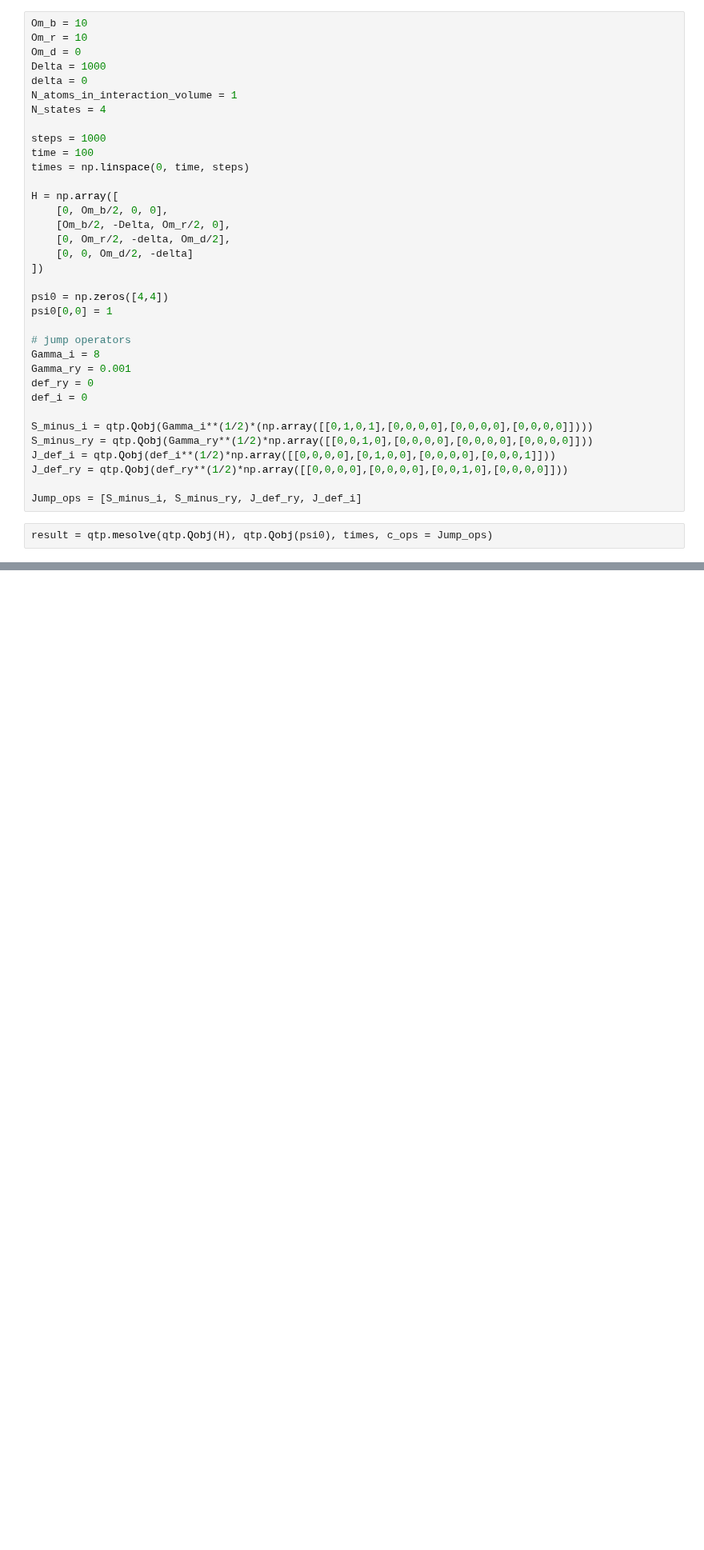
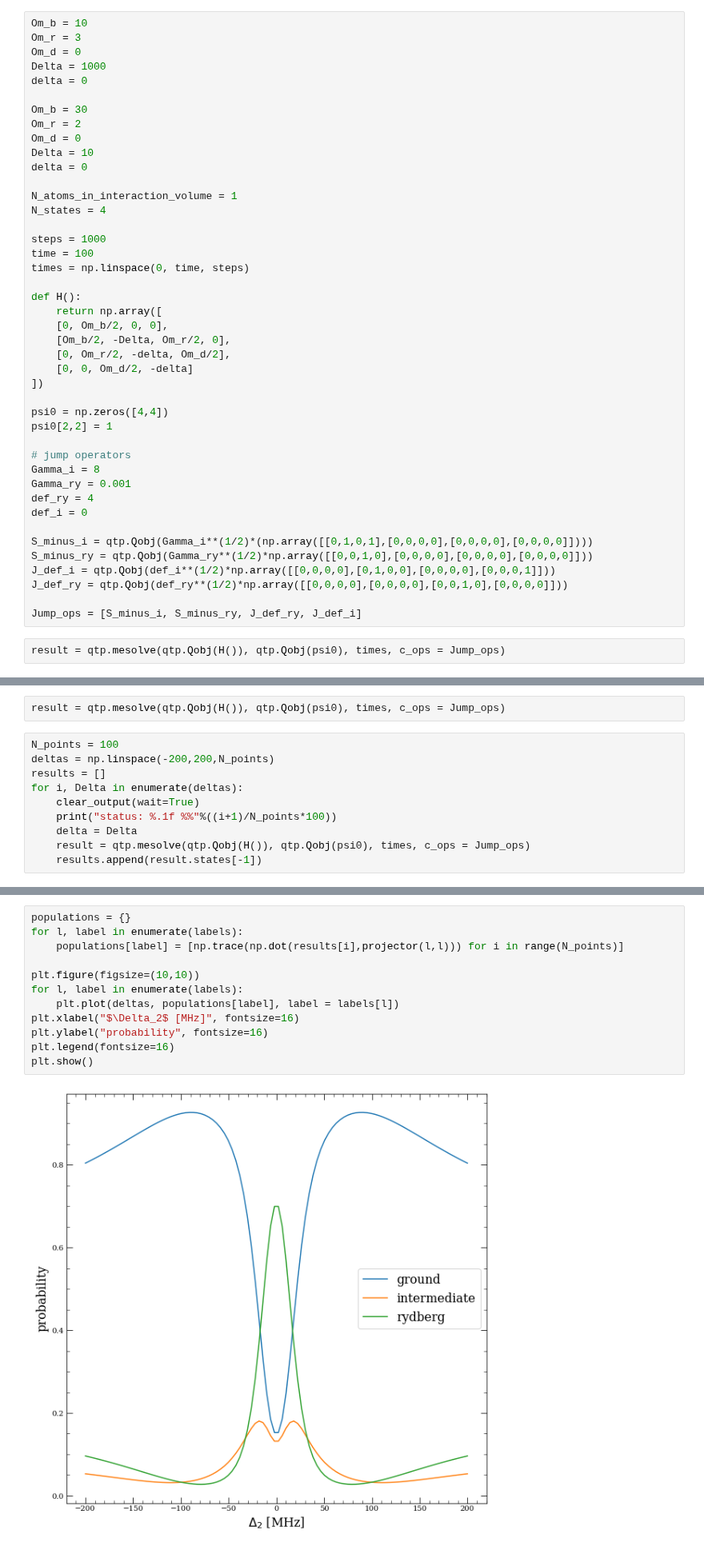
Before and after one commit to Valerio-Amico/Lab-Rydberg, a Jupyter notebook: open_quantum_systems/single_atom/non_interacting_explained.ipynb, the cells around one changed output, grey strips where cells are left out. Shown at 80% size. Cells and saved outputs as stored; diff of their text form; blank space fills up the shorter version.

```diff
--- a/open_quantum_systems/single_atom/non_interacting_explained.ipynb
+++ b/open_quantum_systems/single_atom/non_interacting_explained.ipynb
@@ -71,10 +72,17 @@ import arc
 import qutip as qtp
 # %%
 Om_b = 10
-Om_r = 10
+Om_r = 3
 Om_d = 0
 Delta = 1000
 delta = 0
+
+Om_b = 30
+Om_r = 2
+Om_d = 0
+Delta = 10
+delta = 0
+
 N_atoms_in_interaction_volume = 1
 N_states = 4
 
@@ -82,7 +90,8 @@ steps = 1000
 time = 100
 times = np.linspace(0, time, steps)
 
-H = np.array([
+def H():
+    return np.array([
     [0, Om_b/2, 0, 0],
     [Om_b/2, -Delta, Om_r/2, 0],
     [0, Om_r/2, -delta, Om_d/2],
@@ -90,12 +99,12 @@ H = np.array([
 ])
 
 psi0 = np.zeros([4,4])
-psi0[0,0] = 1
+psi0[2,2] = 1
 
 # jump operators
 Gamma_i = 8
 Gamma_ry = 0.001
-def_ry = 0
+def_ry = 4
 def_i = 0
 
 S_minus_i = qtp.Qobj(Gamma_i**(1/2)*(np.array([[0,1,0,1],[0,0,0,0],[0,0,0,0],[0,0,0,0]])))
@@ -105,7 +114,7 @@ J_def_ry = qtp.Qobj(def_ry**(1/2)*np.array([[0,0,0,0],[0,0,0,0],[0,0,1,0],[0,0,0
 
 Jump_ops = [S_minus_i, S_minus_ry, J_def_ry, J_def_i]
 # %%
-result = qtp.mesolve(qtp.Qobj(H), qtp.Qobj(psi0), times, c_ops = Jump_ops)
+result = qtp.mesolve(qtp.Qobj(H()), qtp.Qobj(psi0), times, c_ops = Jump_ops)
 # %%
 def projector(a,b):
     projector_ = np.zeros([N_states, N_states])
@@ -136,0 +174,12 @@ plt.show()
+# %%
+result = qtp.mesolve(qtp.Qobj(H()), qtp.Qobj(psi0), times, c_ops = Jump_ops)
+# %%
+N_points = 100
+deltas = np.linspace(-200,200,N_points)
+results = []
+for i, Delta in enumerate(deltas):
+    clear_output(wait=True)
+    print("status: %.1f %%"%((i+1)/N_points*100))
+    delta = Delta
+    result = qtp.mesolve(qtp.Qobj(H()), qtp.Qobj(psi0), times, c_ops = Jump_ops)
+    results.append(result.states[-1])
@@ -136,0 +188,14 @@ plt.show()
+# %%
+populations = {}
+for l, label in enumerate(labels):
+    populations[label] = [np.trace(np.dot(results[i],projector(l,l))) for i in range(N_points)]
+
+plt.figure(figsize=(10,10))
+for l, label in enumerate(labels):
+    plt.plot(deltas, populations[label], label = labels[l])
+plt.xlabel("$\Delta_2$ [MHz]", fontsize=16)
+plt.ylabel("probability", fontsize=16)
+plt.legend(fontsize=16)
+plt.show()
+# %% [output]
+[figure, added]
```
Also changed, not shown: parts of 6 cells of this notebook, 5 other files.
